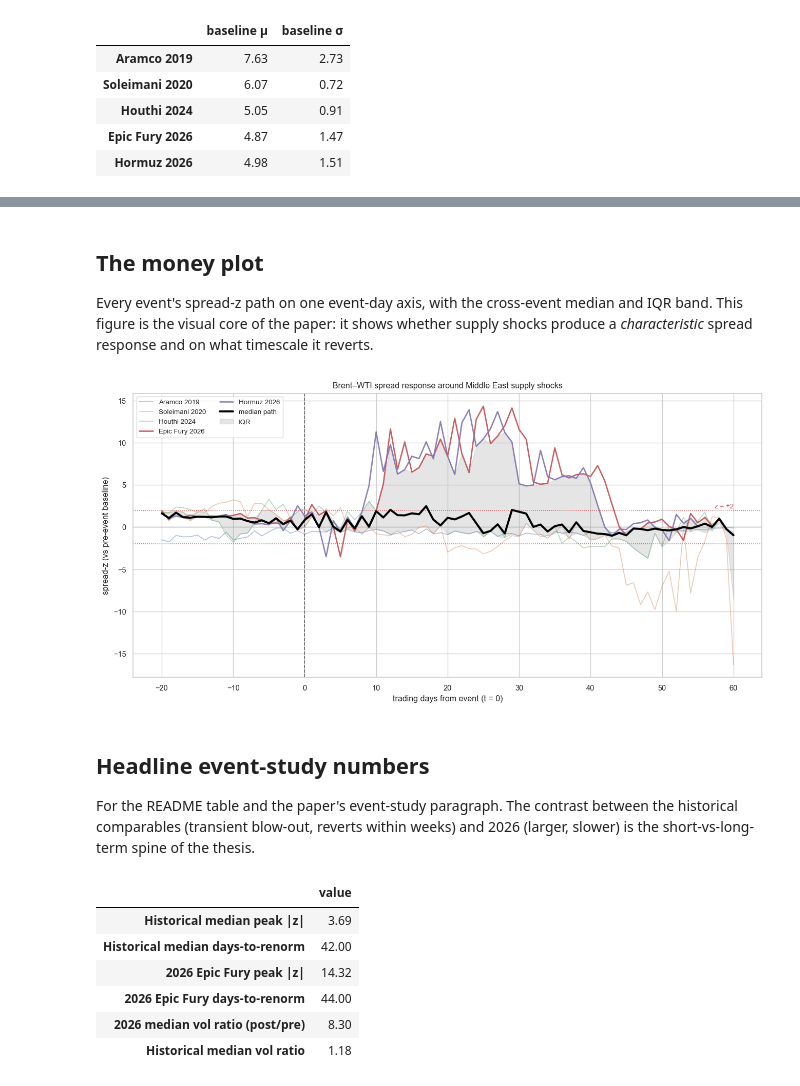
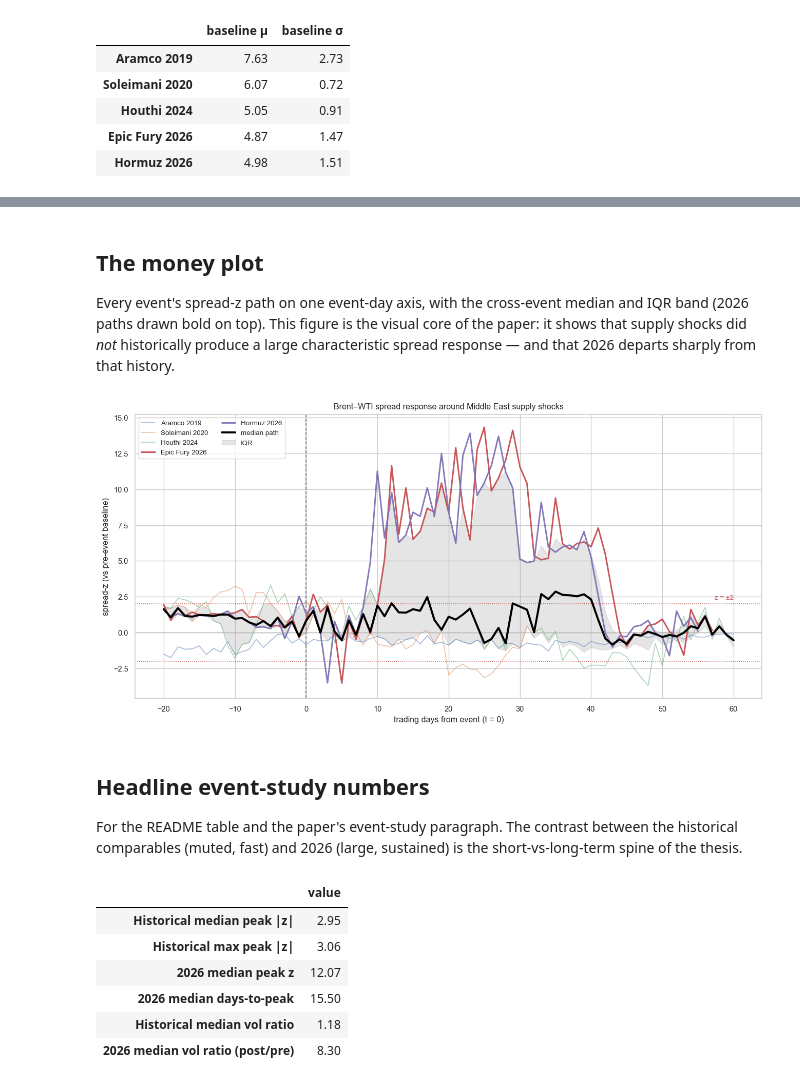
Before and after one commit to charliecockerell/brent-wti-regime-shift, a Jupyter notebook: notebooks/02_event_study.ipynb, the cells around one changed output, grey strips where cells are left out. Drawn from its saved outputs; the diff is of its cells as text; code cells hidden in the pictures.

```diff
--- a/notebooks/02_event_study.ipynb
+++ b/notebooks/02_event_study.ipynb
@@ -43,10 +43,16 @@ EVENTS = {
     "Hormuz 2026":   "2026-03-04",
 }
 
-PRE_LEN = 60     # estimation-window length (trading days)
-PRE_GAP = 20     # gap between estimation window and event
-WIN_PRE = 20     # event window starts T-20
-WIN_POST = 60    # event window ends T+60
+# Mask each event's window on/after this date to exclude unrelated later shocks.
+CENSOR = {
+    "Soleimani 2020": "2020-02-21",  # COVID oil crash begins early March 2020
+}
+
+PRE_LEN = 60       # estimation-window length (trading days)
+PRE_GAP = 20       # gap between estimation window and event
+WIN_PRE = 20       # display window starts T-20
+WIN_POST = 60      # display window ends T+60
+PEAK_HORIZON = 20  # metrics computed on the clean [0, +20] post-event window
 print(f"data {df.index.min().date()} → {df.index.max().date()}; {len(EVENTS)} events")
 # %% [output]
 data 1987-05-20 → 2026-05-26; 5 events
@@ -70,11 +76,16 @@ for name, date_str in EVENTS.items():
     mu, sigma = est.mean(), est.std(ddof=1)
     baselines[name] = {"baseline μ": mu, "baseline σ": sigma}
 
-    lo, hi = pos - WIN_PRE, pos + WIN_POST + 1
-    window = df["spread"].iloc[max(lo, 0):min(hi, len(df))]
-    rel = np.arange(len(df))[max(lo, 0):min(hi, len(df))] - pos  # event-day offsets
+    lo, hi = max(pos - WIN_PRE, 0), min(pos + WIN_POST + 1, len(df))
+    seg = df["spread"].iloc[lo:hi]
+    rel = np.arange(lo, hi) - pos  # event-day offsets
+    s = pd.Series(seg.values, index=rel)
 
-    s = pd.Series(window.values, index=rel)
+    # Censor any tail that runs into an unrelated later shock.
+    if name in CENSOR:
+        cutoff_off = event_pos(CENSOR[name]) - pos
+        s = s[s.index < cutoff_off]
+
     spread_paths[name] = s.reindex(offsets)
     z_paths[name] = (s.reindex(offsets) - mu) / sigma
 
@@ -140,60 +153,58 @@ metrics
 # %% [markdown]
 ## The money plot
 
-Every event's spread-z path on one event-day axis, with the cross-event median and IQR band. This figure is the visual core of the paper: it shows whether supply shocks produce a *characteristic* spread response and on what timescale it reverts.
+Every event's spread-z path on one event-day axis, with the cross-event median and IQR band (2026 paths drawn bold on top). This figure is the visual core of the paper: it shows that supply shocks did *not* historically produce a large characteristic spread response — and that 2026 departs sharply from that history.
 # %%
 fig, ax = plt.subplots(figsize=(11, 5.5))
 
-# individual event paths (faint)
 for name in EVENTS:
     is_2026 = "2026" in name
-    ax.plot(z_paths.index, z_paths[name], lw=1.6 if is_2026 else 1.0,
-            alpha=0.9 if is_2026 else 0.45,
+    ax.plot(z_paths.index, z_paths[name], lw=1.8 if is_2026 else 1.0,
+            alpha=0.95 if is_2026 else 0.5,
             label=name, zorder=3 if is_2026 else 2)
 
-# cross-event median + IQR (historical comparables drive the band; 2026 shown on top)
 median = z_paths.median(axis=1)
 q25, q75 = z_paths.quantile(0.25, axis=1), z_paths.quantile(0.75, axis=1)
 ax.plot(z_paths.index, median, color="black", lw=2.4, label="median path", zorder=4)
 ax.fill_between(z_paths.index, q25, q75, color="0.6", alpha=0.25, label="IQR", zorder=1)
 
 ax.axvline(0, color="0.4", ls="--", lw=1)
 ax.axhline(0, color="0.7", lw=0.8)
-ax.axhline(2, color="C3", ls=":", lw=0.9)
-ax.axhline(-2, color="C3", ls=":", lw=0.9)
-ax.text(WIN_POST, 2.05, "z = +2", color="C3", fontsize=8, ha="right", va="bottom")
+for lvl in (2, -2):
+    ax.axhline(lvl, color="C3", ls=":", lw=0.9)
+ax.text(WIN_POST, 2.2, "z = ±2", color="C3", fontsize=8, ha="right", va="bottom")
 ax.set_xlabel("trading days from event (t = 0)")
 ax.set_ylabel("spread-z (vs pre-event baseline)")
 ax.set_title("Brent–WTI spread response around Middle East supply shocks")
 ax.legend(loc="upper left", fontsize=8, ncol=2)
 fig.tight_layout()
 fig.savefig(REPO / "paper" / "fig_money_plot.png", bbox_inches="tight")
 plt.show()
 # %% [output]
-[figure, old version]
+[figure, new version]
 # %% [markdown]
 ## Headline event-study numbers
 
-For the README table and the paper's event-study paragraph. The contrast between the historical comparables (transient blow-out, reverts within weeks) and 2026 (larger, slower) is the short-vs-long-term spine of the thesis.
+For the README table and the paper's event-study paragraph. The contrast between the historical comparables (muted, fast) and 2026 (large, sustained) is the short-vs-long-term spine of the thesis.
 # %%
 hist = metrics.loc[["Aramco 2019", "Soleimani 2020", "Houthi 2024"]]
 focal = metrics.loc[["Epic Fury 2026", "Hormuz 2026"]]
 
 summary = pd.Series({
     "Historical median peak |z|": round(hist["peak |z|"].median(), 2),
-    "Historical median days-to-renorm": hist["days to renorm"].median(),
-    "2026 Epic Fury peak |z|": metrics.loc["Epic Fury 2026", "peak |z|"],
-    "2026 Epic Fury days-to-renorm": metrics.loc["Epic Fury 2026", "days to renorm"],
+    "Historical max peak |z|": round(hist["peak |z|"].max(), 2),
+    "2026 median peak z": round(focal["peak z (signed)"].median(), 2),
+    "2026 median days-to-peak": focal["days to peak"].median(),
+    "Historical median vol ratio": round(hist["vol ratio"].median(), 2),
     "2026 median vol ratio (post/pre)": round(focal["vol ratio"].median(), 2),
-    "Historical median vol ratio": round(hist["vol ratio"].median(), 2),
 })
 summary.to_frame("value")
 # %% [output]
 |  | value |
-| Historical median peak |z| | 3.69 |
-| Historical median days-to-renorm | 42.00 |
-| 2026 Epic Fury peak |z| | 14.32 |
-| 2026 Epic Fury days-to-renorm | 44.00 |
+| Historical median peak |z| | 2.95 |
+| Historical max peak |z| | 3.06 |
+| 2026 median peak z | 12.07 |
+| 2026 median days-to-peak | 15.50 |
+| Historical median vol ratio | 1.18 |
 | 2026 median vol ratio (post/pre) | 8.30 |
-| Historical median vol ratio | 1.18 |
 # %% [markdown]
```
Also changed, not shown: parts of 7 cells of this notebook, 1 other file.
